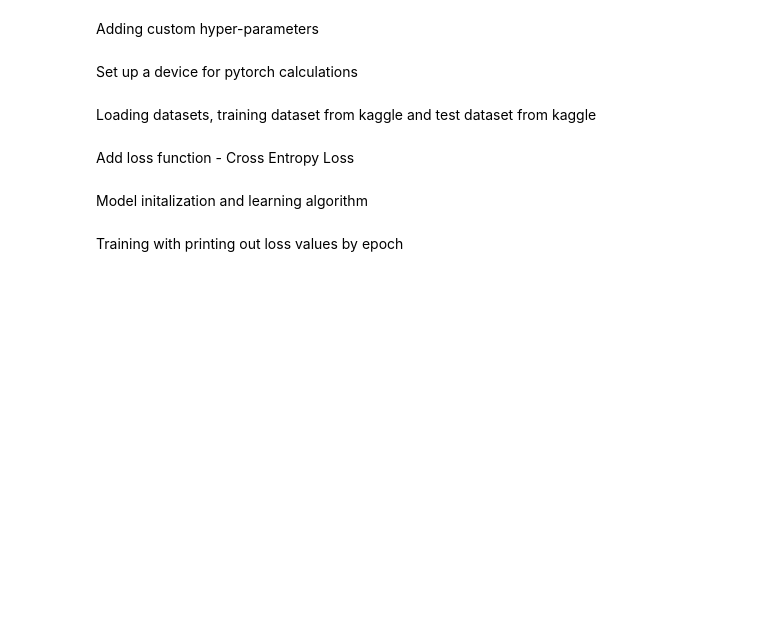
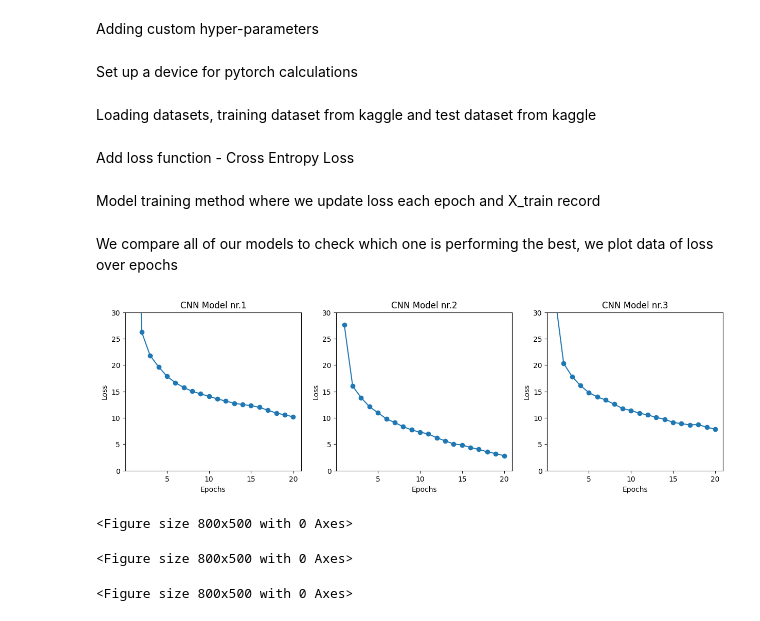
Before and after one commit to Matiar15/machinge-learning-universtity, a Jupyter notebook: fashion_mnist_cnn_model.ipynb, the cells around one changed output. Cells and saved outputs as stored; diff of their text form; code cells hidden in the pictures; blank space fills up the shorter version.

```diff
--- a/fashion_mnist_cnn_model.ipynb
+++ b/fashion_mnist_cnn_model.ipynb
@@ -29,11 +26,55 @@ test_dataloader = torch.utils.data.DataLoader(dataset=MNISTDataset(file="model_d
 Add loss function - Cross Entropy Loss
 # %%
 criterion = nn.CrossEntropyLoss()
+# %% [markdown]
+Model training method where we update loss each epoch and X_train record
+# %%
+def train_model(model, loss_each_epoch, print_loss = False):
+    for epoch in range(num_epochs):
+        model.train()
+        running_loss = 0.0
+
+        for images, labels in train_dataloader:
+            images, labels = images.to(device, non_blocking=True), labels.to(device, non_blocking=True)
+
+            optimizer.zero_grad()
+            outputs = model(images)
+            loss = criterion(outputs, labels)
+
+            loss.backward()
+            optimizer.step()
+
+
+            running_loss += loss.item()
+
+        loss_each_epoch.append(running_loss)
+        if print_loss:
+            print(f"Epoch [{epoch+1}/{num_epochs}], Loss: {running_loss:.4f}")
 # %% [markdown]
-Model initalization and learning algorithm
+We compare all of our models to check which one is performing the best, we plot
+data of loss over epochs
 # %%
-model = CNNModel()
-model.to(device)
-optimizer = torch.optim.SGD(model.parameters(), lr=learning_rate, momentum=momentum)
+models = [CNNModel(), CNNModel2(), CNNModel3()]
+fig, axes = plt.subplots(1, 3, figsize=(15, 4))
+
+for idx, model in enumerate(models):
+    model_loss_each_epoch = []
+    model.to(device)
+    optimizer = torch.optim.SGD(model.parameters(), lr=learning_rate, momentum=momentum)
+    train_model(model, model_loss_each_epoch)
+
+    epochs = list(range(1, num_epochs + 1))
+    plt.figure(figsize=(8, 5))
+    axes[idx].set_title(f"CNN Model nr.{idx + 1}")
+    axes[idx].plot(epochs, model_loss_each_epoch, marker='o')
+    axes[idx].set_ylim(0, 30)
+    axes[idx].set_xlabel('Epochs')
+    axes[idx].set_ylabel('Loss')
+
+plt.tight_layout
+plt.show()
+# %% [output]
+[figure, added]
+<Figure size 800x500 with 0 Axes>
+<Figure size 800x500 with 0 Axes>
+<Figure size 800x500 with 0 Axes>
-# %% [markdown]
-Training with printing out loss values by epoch
```
Also changed, not shown: parts of 6 cells of this notebook.
